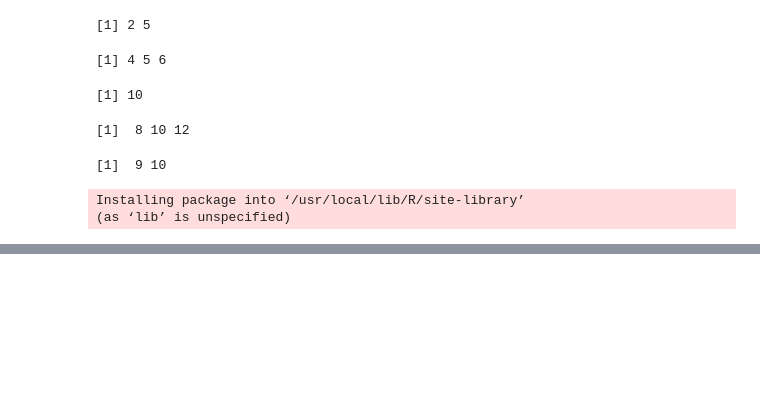
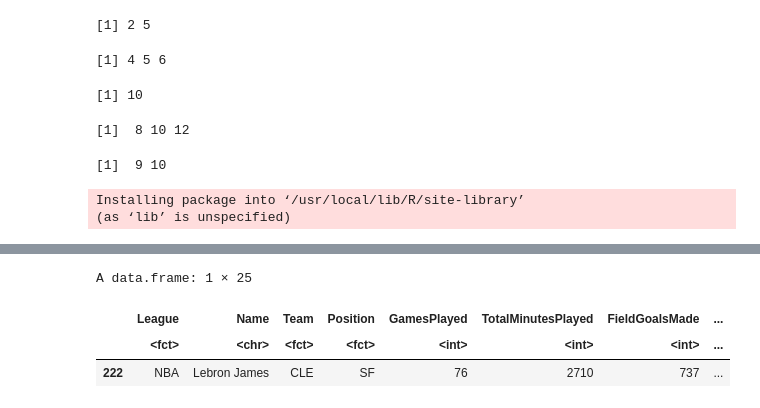
Before and after one commit to nogizaka46no1/bigdata, a Jupyter notebook: 「0309_ipynb」的副本.ipynb, the cells around one changed output, grey strips where cells are left out. Saved outputs shown, nothing was run; the diff lists cells and outputs as text; code cells hidden in the pictures; blank space fills up the shorter version.

```diff
--- a/「0309_ipynb」的副本.ipynb
+++ b/「0309_ipynb」的副本.ipynb
@@ -116,0 +147,8 @@ A data.frame: 476 × 20
+# %%
+NBA1516[grepl("Lebron",NBA1516$Name),
+]
+# %% [output]
+A data.frame: 1 × 25
+|  | League | Name | Team | Position | GamesPlayed | TotalMinutesPlayed | FieldGoalsMade | ... |
+|  | <fct> | <chr> | <fct> | <fct> | <int> | <int> | <int> | ... |
+| 222 | NBA | Lebron James | CLE | SF | 76 | 2710 | 737 | ... |
```
Also changed, not shown: parts of 2 cells of this notebook.
